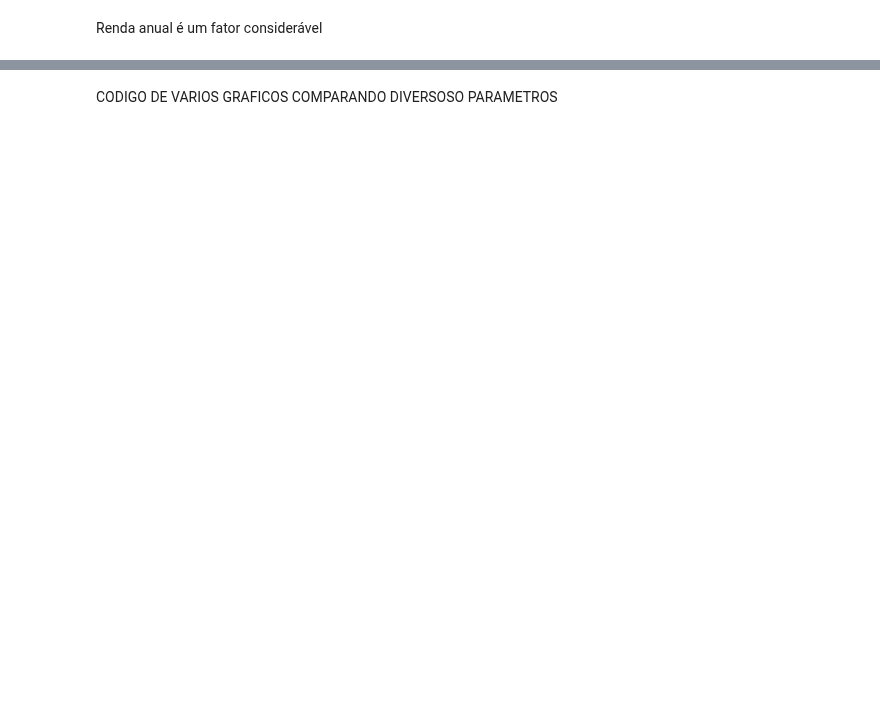
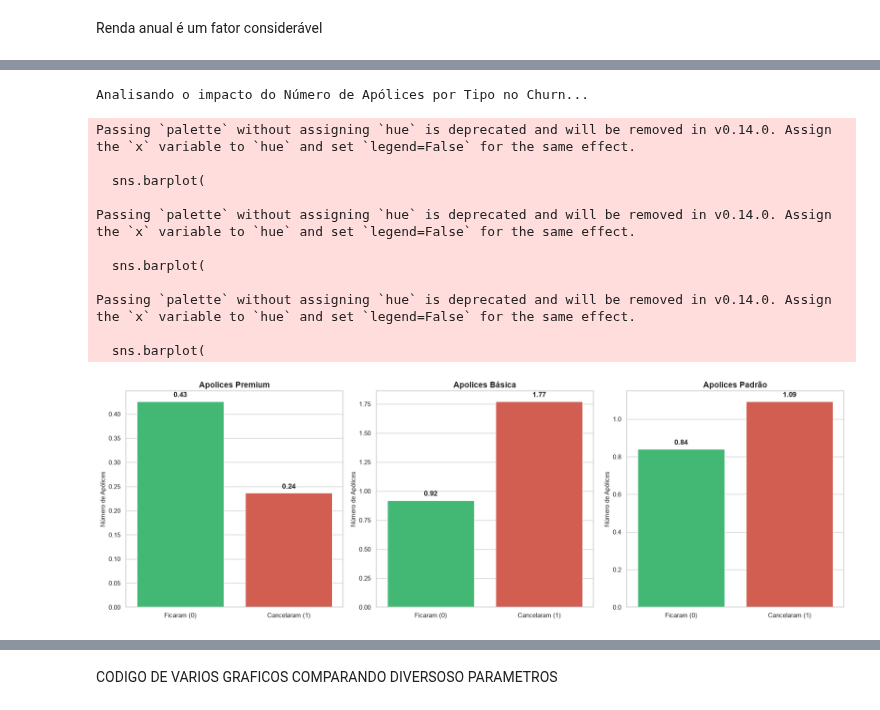
Before and after one commit to cauedpinheiro/equipe5_PRT, a Jupyter notebook: notebooks/Analise_exploratoria/Analise_exp.ipynb, the cells around one changed output, grey strips where cells are left out. Cells and saved outputs as stored; diff of their text form; code cells hidden in the pictures; blank space fills up the shorter version.

```diff
--- a/notebooks/Analise_exploratoria/Analise_exp.ipynb
+++ b/notebooks/Analise_exploratoria/Analise_exp.ipynb
@@ -445,6 +551,8 @@ plt.show()
 # %%
 import matplotlib.pyplot as plt
 import seaborn as sns
+
+df = pd.read_csv('../bases/tabelas_unificadas/Base_Unificada_Outer.csv')
 
 print("Analisando o impacto do Número de Apólices por Tipo no Churn...\n")
 
@@ -459,33 +567,47 @@ colunas = [
 ]
 
 for ax, (col, titulo) in zip(axes, colunas):
 
     sns.barplot(
         data=df,
         x='churned',
         y=col,
         ax=ax,
         palette=['#2ecc71', '#e74c3c'],
         errorbar=None
     )
 
     # Labels nas barras
     for p in ax.patches:
         altura = p.get_height()
         ax.annotate(f"{altura:.2f}",
                     (p.get_x() + p.get_width() / 2., altura),
                     ha='center', va='bottom',
                     fontsize=12, fontweight='bold',
                     xytext=(0, 5),
                     textcoords='offset points')
 
     ax.set_title(f'Apolices {titulo}', fontsize=14, fontweight='bold')
     ax.set_xticklabels(['Ficaram (0)', 'Cancelaram (1)'], fontsize=11)
     ax.set_xlabel('')
     ax.set_ylabel('Número de Apólices', fontsize=11)
 
 plt.tight_layout()
 plt.show()
+# %% [output]
+Analisando o impacto do Número de Apólices por Tipo no Churn...
+Passing `palette` without assigning `hue` is deprecated and will be removed in v0.14.0. Assign the `x` variable to `hue` and set `legend=False` for the same effect.
+
+  sns.barplot(
+
+Passing `palette` without assigning `hue` is deprecated and will be removed in v0.14.0. Assign the `x` variable to `hue` and set `legend=False` for the same effect.
+
+  sns.barplot(
+
+Passing `palette` without assigning `hue` is deprecated and will be removed in v0.14.0. Assign the `x` variable to `hue` and set `legend=False` for the same effect.
+
+  sns.barplot(
+[figure, added]
 # %%
 import matplotlib.pyplot as plt
 import seaborn as sns
```
Also changed, not shown: parts of 16 cells of this notebook, 4 other files.
